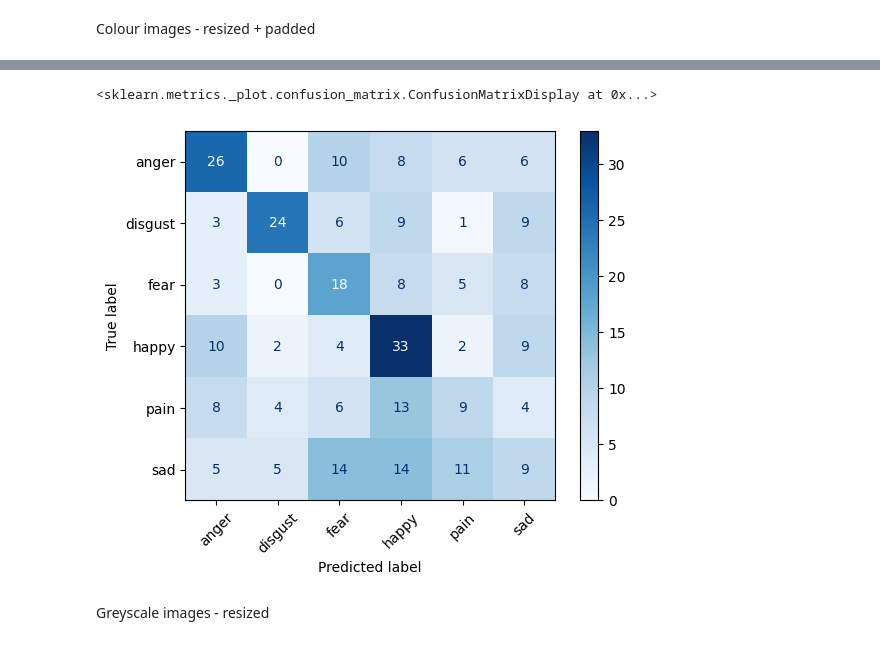
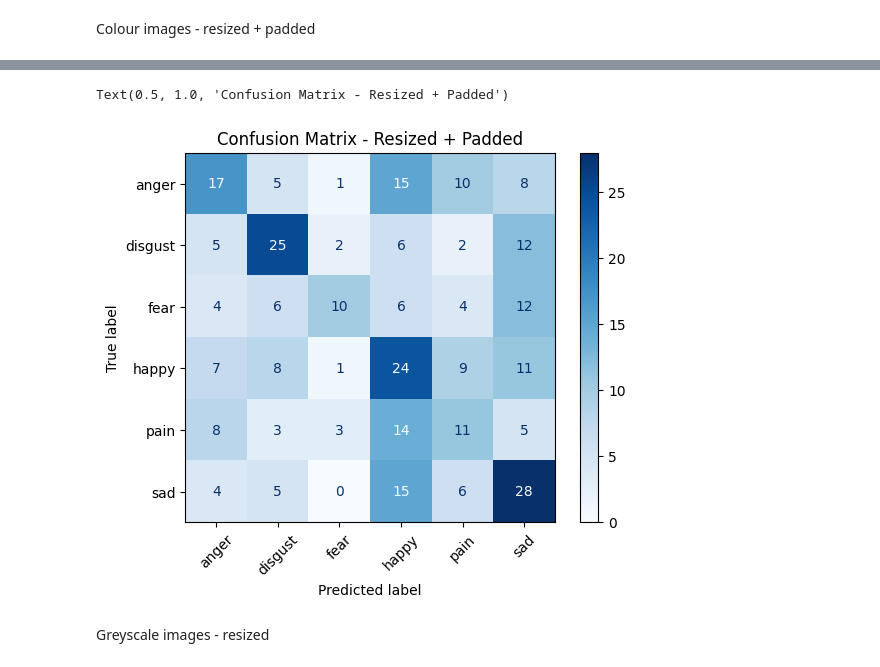
Before and after one commit to sixslotted/FaceEmotionImageClassification, a Jupyter notebook: jupyter_notebooks/CNN.ipynb, the cells around one changed output, grey strips where cells are left out. Drawn from its saved outputs; the diff is of its cells as text; code cells hidden in the pictures.

```diff
--- a/jupyter_notebooks/CNN.ipynb
+++ b/jupyter_notebooks/CNN.ipynb
@@ -122,6 +123,13 @@ train_df_resize, temp_df_resize = train_test_split(
 val_df_resize, test_df_resize = train_test_split(
     temp_df_resize, test_size=0.65, random_state=3, stratify=temp_df_resize['encoded_labels']
 )
+
+train_df_resize_padding, temp_df_resize_padding = train_test_split(
+    df_resize_padding, test_size=0.4, random_state=3, stratify=df_resize_padding['encoded_labels']
+)
+val_df_resize_padding, test_df_resize_padding = train_test_split(
+    temp_df_resize_padding, test_size=0.65, random_state=3, stratify=temp_df_resize_padding['encoded_labels']
+)
 # %%
 test_df_resize['encoded_labels'].value_counts()
 # %% [output]
@@ -259,15 +268,15 @@ model_Padded.compile(optimizer='adam',
               loss='sparse_categorical_crossentropy',
               metrics=['accuracy'])
 
-train_padded_ds = tf.data.Dataset.from_tensor_slices((train_df_resize["image_path"], train_df_resize["encoded_labels"]))
+train_padded_ds = tf.data.Dataset.from_tensor_slices((train_df_resize_padding["image_path"], train_df_resize_padding["encoded_labels"]))
 train_padded_ds = train_padded_ds.map(lambda x, y: load_and_preprocess(x, y, augment=True), num_parallel_calls=tf.data.AUTOTUNE)
 train_padded_ds = train_padded_ds.batch(BATCH_SIZE).prefetch(tf.data.AUTOTUNE)
 
-val_padded_ds = tf.data.Dataset.from_tensor_slices((val_df_resize["image_path"], val_df_resize["encoded_labels"]))
+val_padded_ds = tf.data.Dataset.from_tensor_slices((val_df_resize_padding["image_path"], val_df_resize_padding["encoded_labels"]))
 val_padded_ds = val_padded_ds.map(load_and_preprocess, num_parallel_calls=tf.data.AUTOTUNE)
 val_padded_ds = val_padded_ds.batch(BATCH_SIZE).prefetch(tf.data.AUTOTUNE)
 
-test_padded_ds = tf.data.Dataset.from_tensor_slices((test_df_resize["image_path"], test_df_resize["encoded_labels"]))
+test_padded_ds = tf.data.Dataset.from_tensor_slices((test_df_resize_padding["image_path"], test_df_resize_padding["encoded_labels"]))
 test_padded_ds = test_padded_ds.map(load_and_preprocess, num_parallel_calls=tf.data.AUTOTUNE)
 test_padded_ds = test_padded_ds.batch(BATCH_SIZE).prefetch(tf.data.AUTOTUNE)
 # %%
@@ -300,4 +309,5 @@ y_true_padded = np.concatenate([y for x, y in test_padded_ds], axis=0)
 cm = confusion_matrix(y_true, y_pred_padded)
 class_names = encoder.classes_
 ConfusionMatrixDisplay(cm, display_labels=class_names).plot(cmap='Blues', xticks_rotation=45)
+plt.title("Confusion Matrix - Resized + Padded")
 # %% [output]
@@ -305,5 +315,5 @@ ConfusionMatrixDisplay(cm, display_labels=class_names).plot(cmap='Blues', xticks
-<sklearn.metrics._plot.confusion_matrix.ConfusionMatrixDisplay at 0x...>
+Text(0.5, 1.0, 'Confusion Matrix - Resized + Padded')
-[figure, old version]
+[figure, new version]
 # %% [markdown]
 Greyscale images - resized
 # %%
```
Also changed, not shown: parts of 11 cells of this notebook, 7 other files.
